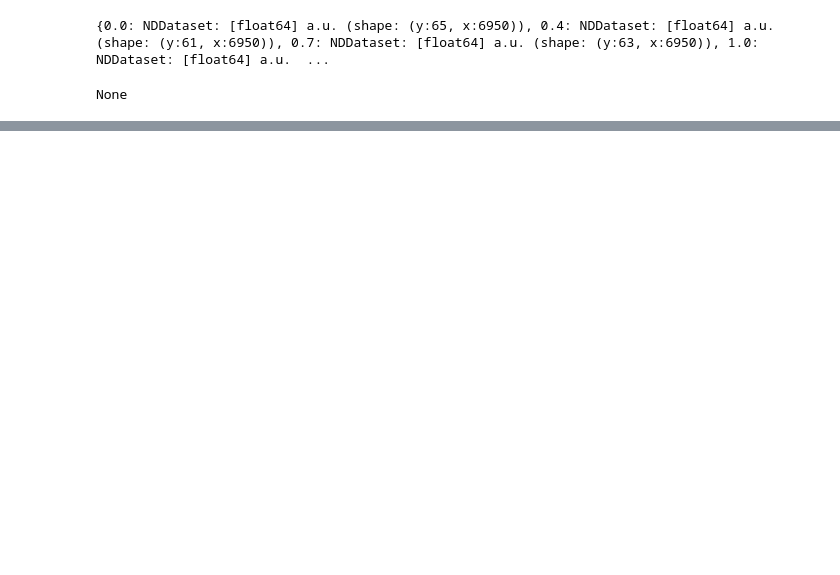
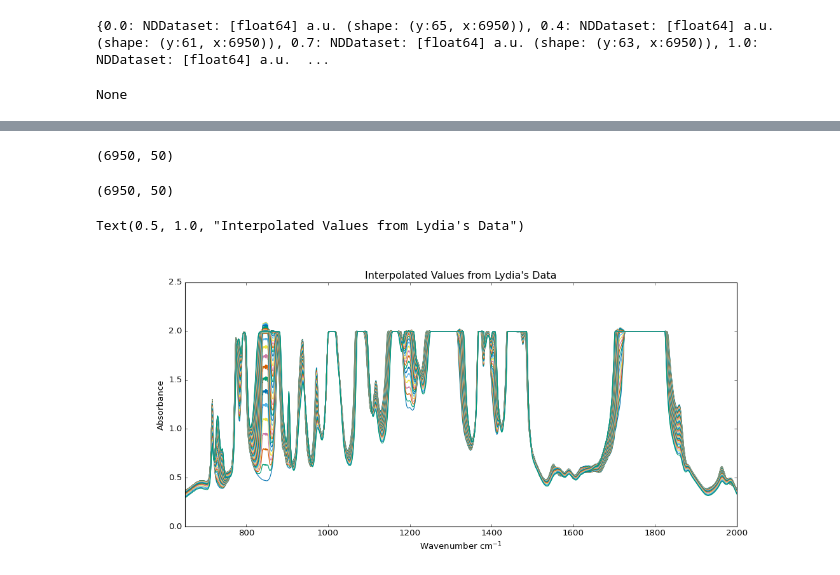
Before and after one commit to MODESBYU/MODES, a Jupyter notebook: Battery Data/Li-Li Symmetric Cell/Diagnostics/Mass_importation.ipynb, the cells around one changed output, grey strips where cells are left out. Drawn from its saved outputs; the diff is of its cells as text; code cells hidden in the pictures; blank space fills up the shorter version.

```diff
--- a/Battery Data/Li-Li Symmetric Cell/Diagnostics/Mass_importation.ipynb
+++ b/Battery Data/Li-Li Symmetric Cell/Diagnostics/Mass_importation.ipynb
@@ -152,28 +152,33 @@ plt.show()
 # %%
 absorbances = np.array([data[titles[1]],data[titles[2]],data[titles[3]],data[titles[4]],data[titles[5]],data[titles[6]]])
 wavenumbers = data['Wavenumber (cm^-1)']
 concentrations = np.array([0.0,0.4,0.7,1.0,1.3,1.6])
 
 # Create an array for the new concentrations from 0M to 1.6M
 new_concentrations = np.linspace(0, 1.6, 50)
 
 # Create a 2D grid for the new concentrations and wavenumbers
 new_concentrations_grid, wavenumbers_grid = np.meshgrid(new_concentrations, wavenumbers)
 
 # Flatten the arrays for the griddata function
 points = np.array([concentrations.repeat(wavenumbers.size), np.tile(wavenumbers, concentrations.size)]).T
 values = absorbances.flatten()
 
 # Interpolate the absorbance for each wavenumber and concentration
 new_absorbances = griddata(points, values, (new_concentrations_grid, wavenumbers_grid), method='cubic')
 
-print(new_absorbances)
+display(new_concentrations_grid.shape,wavenumbers_grid.shape)
 
 # plot the interpolated data
 plt.figure(figsize=(14,6))
 for i in range(len(new_concentrations)):
     plt.plot(wavenumbers,new_absorbances[:,i])
     plt.xlim(650,2000)
 plt.ylabel("Absorbance")
 plt.xlabel("Wavenumber $cm^{-1}$")
 plt.title("Interpolated Values from Lydia's Data")
+# %% [output]
+(6950, 50)
+(6950, 50)
+Text(0.5, 1.0, "Interpolated Values from Lydia's Data")
+[figure, added]
```
Also changed, not shown: parts of 8 cells of this notebook, 1 other file.
